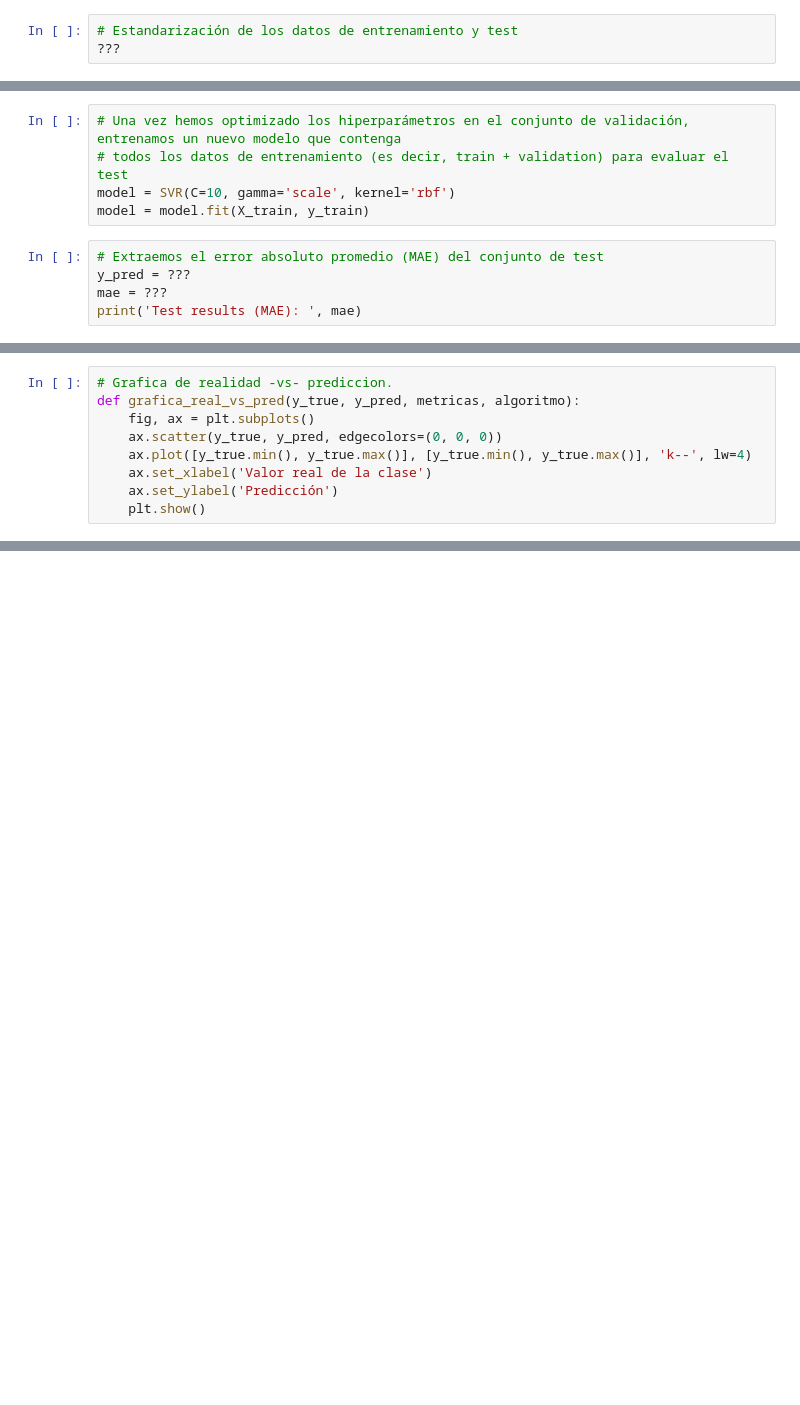
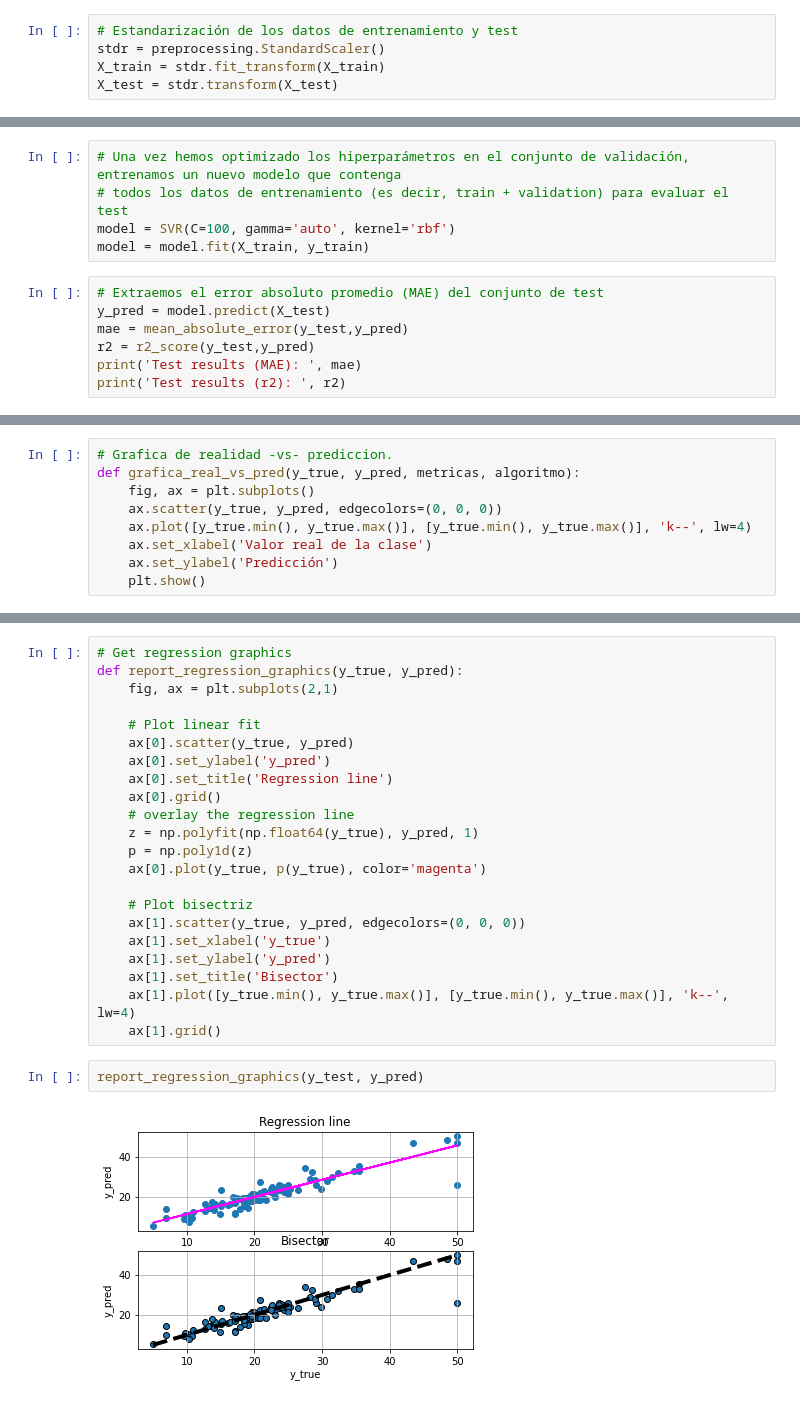
Before and after one commit to StevenMena/05MIAR---Aprendizaje_Supervisado, a Jupyter notebook: Programa10_EvaluacionRegresion.ipynb, the cells around one changed output, grey strips where cells are left out. Saved outputs shown, nothing was run; the diff lists cells and outputs as text; blank space fills up the shorter version.

```diff
--- a/Programa10_EvaluacionRegresion.ipynb
+++ b/Programa10_EvaluacionRegresion.ipynb
@@ -30,5 +87,7 @@ y = ???
 # %%
 # Estandarización de los datos de entrenamiento y test
-???
+stdr = preprocessing.StandardScaler()
+X_train = stdr.fit_transform(X_train)
+X_test = stdr.transform(X_test)
 # %%
 # Métricas de evaluación.
@@ -55,10 +131,12 @@ pprint(results)
 # %%
 # Una vez hemos optimizado los hiperparámetros en el conjunto de validación, entrenamos un nuevo modelo que contenga
 # todos los datos de entrenamiento (es decir, train + validation) para evaluar el test
-model = SVR(C=10, gamma='scale', kernel='rbf')
+model = SVR(C=100, gamma='auto', kernel='rbf')
 model = model.fit(X_train, y_train)
 # %%
 # Extraemos el error absoluto promedio (MAE) del conjunto de test
-y_pred = ???
-mae = ???
+y_pred = model.predict(X_test)
+mae = mean_absolute_error(y_test,y_pred)
+r2 = r2_score(y_test,y_pred)
 print('Test results (MAE): ', mae)
+print('Test results (r2): ', r2)
@@ -79,0 +166,26 @@ grafica_real_vs_pred(y_test, y_pred, metricas, model)
+# %%
+# Get regression graphics
+def report_regression_graphics(y_true, y_pred):
+    fig, ax = plt.subplots(2,1)
+
+    # Plot linear fit
+    ax[0].scatter(y_true, y_pred)
+    ax[0].set_ylabel('y_pred')
+    ax[0].set_title('Regression line')
+    ax[0].grid()
+    # overlay the regression line
+    z = np.polyfit(np.float64(y_true), y_pred, 1)
+    p = np.poly1d(z)
+    ax[0].plot(y_true, p(y_true), color='magenta')
+
+    # Plot bisectriz
+    ax[1].scatter(y_true, y_pred, edgecolors=(0, 0, 0))
+    ax[1].set_xlabel('y_true')
+    ax[1].set_ylabel('y_pred')
+    ax[1].set_title('Bisector')
+    ax[1].plot([y_true.min(), y_true.max()], [y_true.min(), y_true.max()], 'k--', lw=4)
+    ax[1].grid()
+# %%
+report_regression_graphics(y_test, y_pred)
+# %% [output]
+[figure, added]
```
Also changed, not shown: parts of 12 cells of this notebook.
